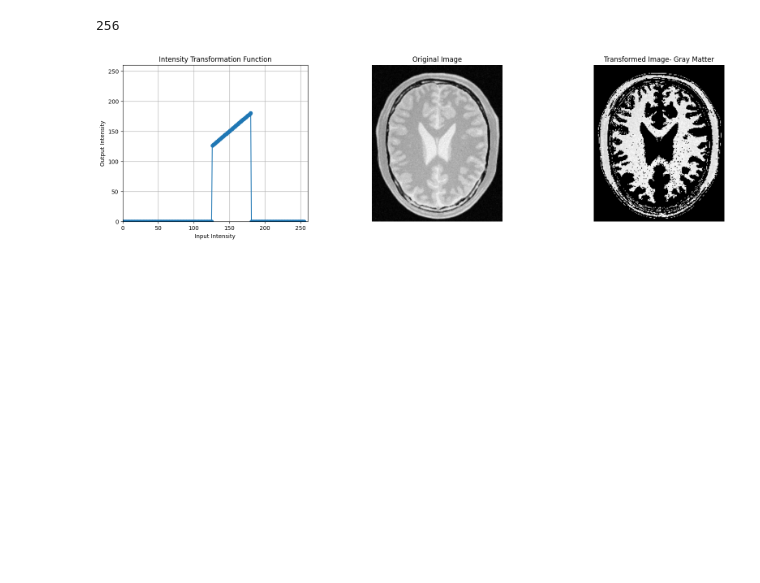
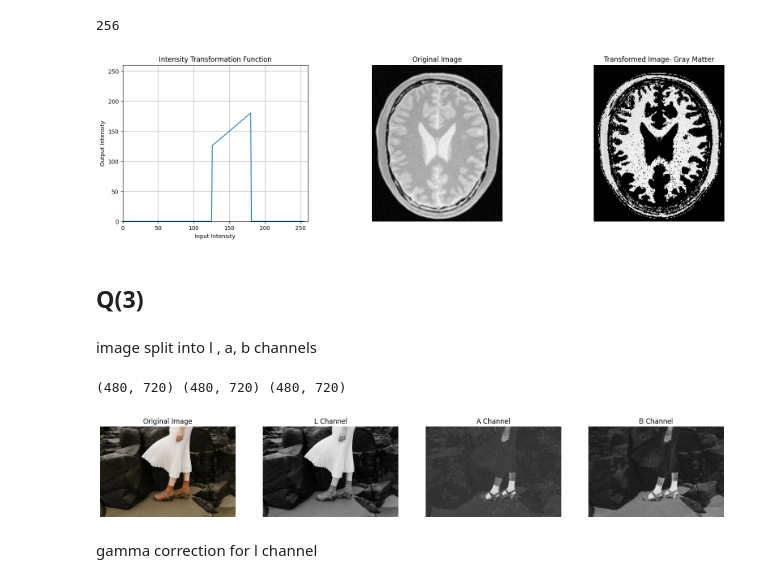
Before and after one commit to TNKodi/EN3160---Image-Processing-and-Machine-Vision, a Jupyter notebook: Assignment 01.ipynb, the cells around one changed output. Cells and saved outputs as stored; diff of their text form; code cells hidden in the pictures; blank space fills up the shorter version.

```diff
--- a/Assignment 01.ipynb
+++ b/Assignment 01.ipynb
@@ -166,21 +166,56 @@ img_transformed3=cv.LUT(img1, tranfrom3)
 # %%
 plt.figure(figsize=(20, 5))
 plt.subplot(1, 3, 1)
-plt.plot(np.arange(len(tranfrom3)), tranfrom3, marker='o')
+plt.plot( tranfrom3)
 plt.title('Intensity Transformation Function')
 plt.xlabel('Input Intensity')
 plt.ylabel('Output Intensity')
 plt.grid()
 plt.xlim(0, 260)
 plt.ylim(0, 260)
 plt.subplot(1, 3, 2)
 plt.imshow(img1, cmap='gray')
 plt.title('Original Image')
 plt.axis('off')
 plt.subplot(1, 3, 3)
 plt.imshow(img_transformed3, cmap='gray')
 plt.title('Transformed Image- Gray Matter')
 plt.axis('off')
 plt.show()
 # %% [output]
-[figure, old version]
+[figure, new version]
+# %% [markdown]
+## Q(3)
+# %% [markdown]
+ image split into l , a, b channels
+# %%
+img=cv.imread('q3.jpg',cv.IMREAD_COLOR)
+img_lab= cv.cvtColor(img, cv.COLOR_BGR2Lab)
+img_l,img_a,img_b=cv.split(img_lab)
+print(img_l.shape, img_a.shape, img_b.shape)
+# %% [output]
+(480, 720) (480, 720) (480, 720)
+# %%
+
+plt.figure(figsize=(20, 20))
+plt.subplot(1, 4, 1)
+plt.imshow(cv.cvtColor(img, cv.COLOR_BGR2RGB))
+plt.title('Original Image')
+plt.axis('off')
+plt.subplot(1, 4, 2)
+plt.imshow(img_l, cmap='gray')
+plt.title('L Channel')
+plt.axis('off')
+plt.subplot(1, 4, 3)
+plt.imshow(img_a, cmap='gray')
+plt.title('A Channel')
+plt.axis('off')
+plt.subplot(1, 4, 4)
+plt.imshow(img_b, cmap='gray')
+plt.title('B Channel')
+plt.axis('off')
+plt.show()
+# %% [output]
+[figure, added]
+# %% [markdown]
+gamma correction for l channel
```
Also changed, not shown: parts of 7 cells of this notebook.
